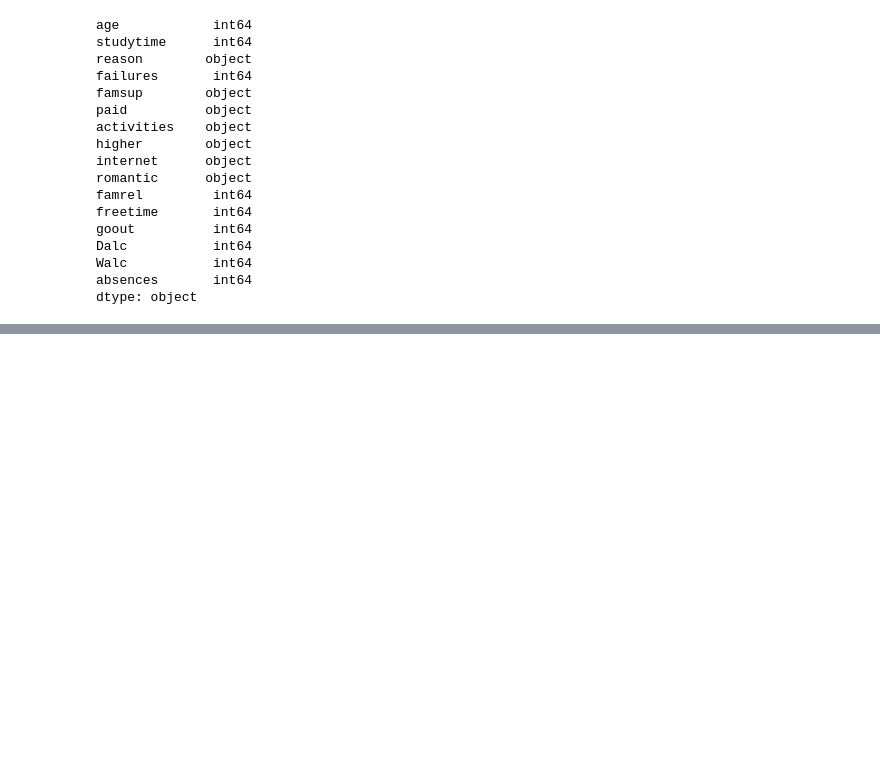
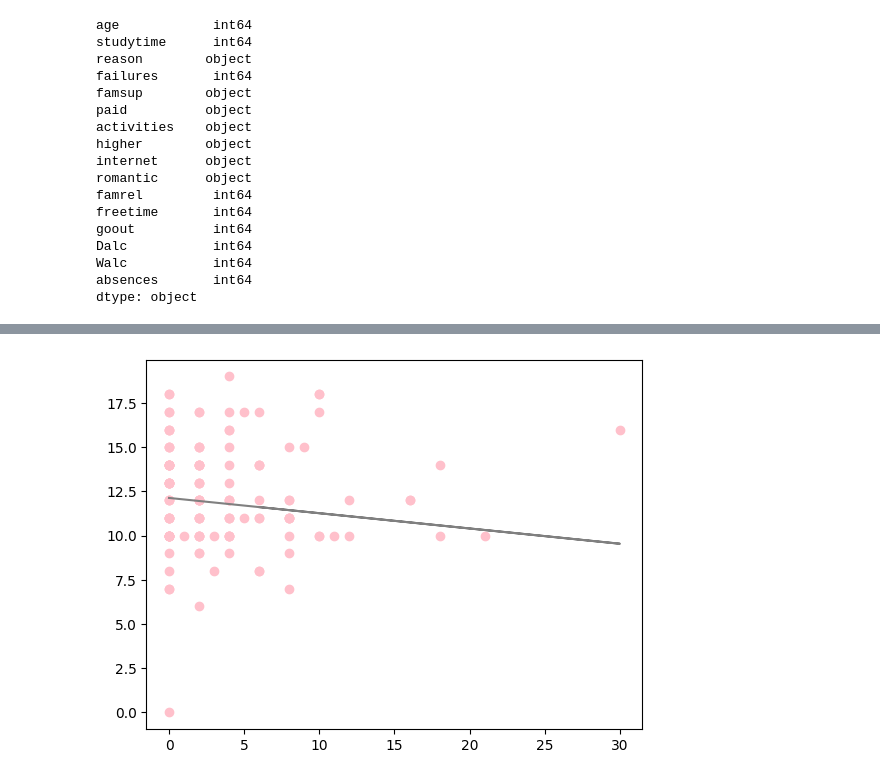
Before and after one commit to PNUAITeam13/AlcoholConsumption, a Jupyter notebook: alcohol_consumption.ipynb, the cells around one changed output, grey strips where cells are left out. Drawn from its saved outputs; the diff is of its cells as text; code cells hidden in the pictures; blank space fills up the shorter version.

```diff
--- a/alcohol_consumption.ipynb
+++ b/alcohol_consumption.ipynb
@@ -203,0 +250,7 @@ X_train
+# %%
+import matplotlib.pyplot as plt
+plt.scatter(X_valid.absences, y_valid, color='pink')
+plt.plot(X_valid.absences.to_numpy(), sklearn_results, color='gray')
+plt.show()
+# %% [output]
+[figure, added]
```
Also changed, not shown: parts of 9 cells of this notebook, 3 other files.
